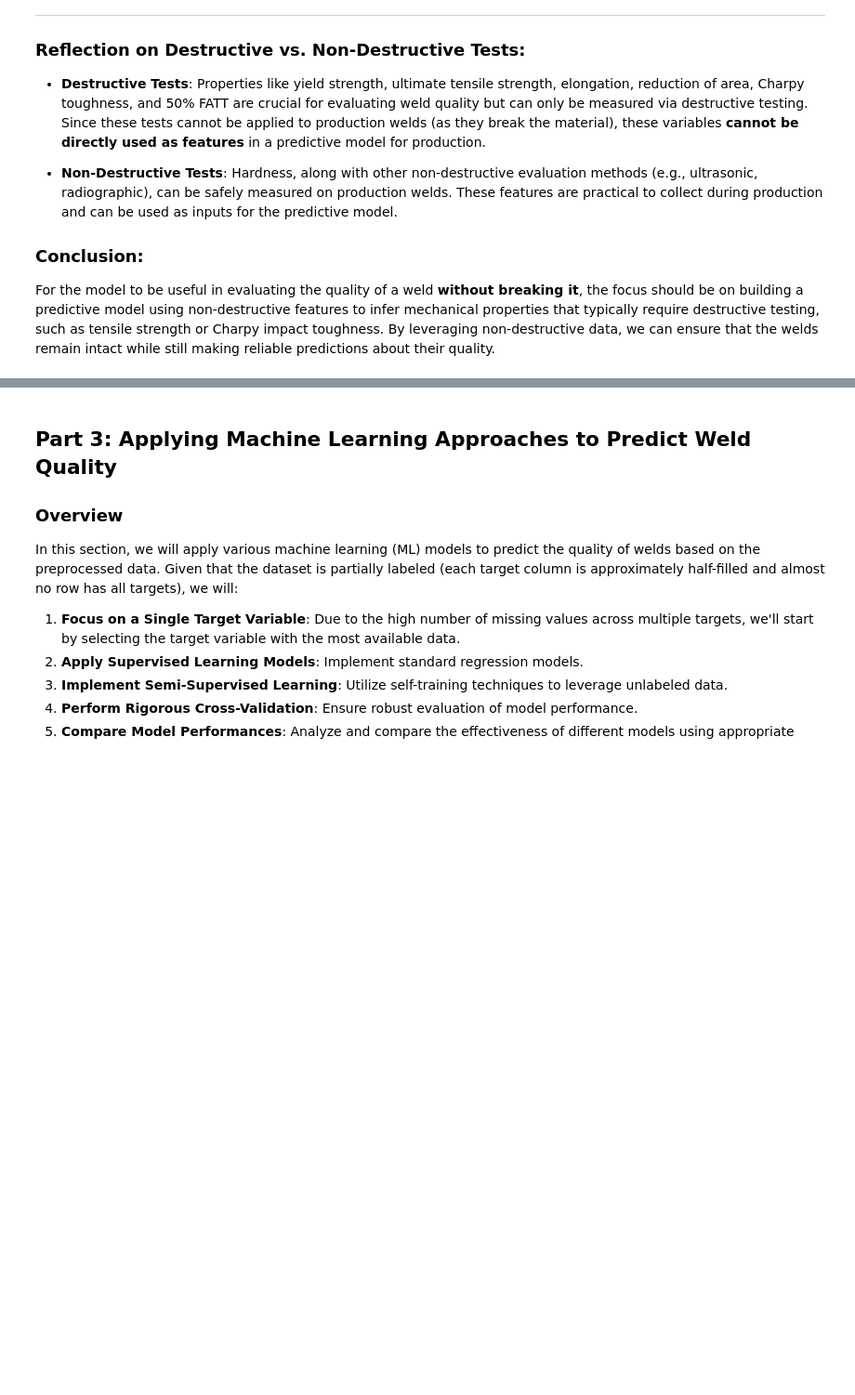
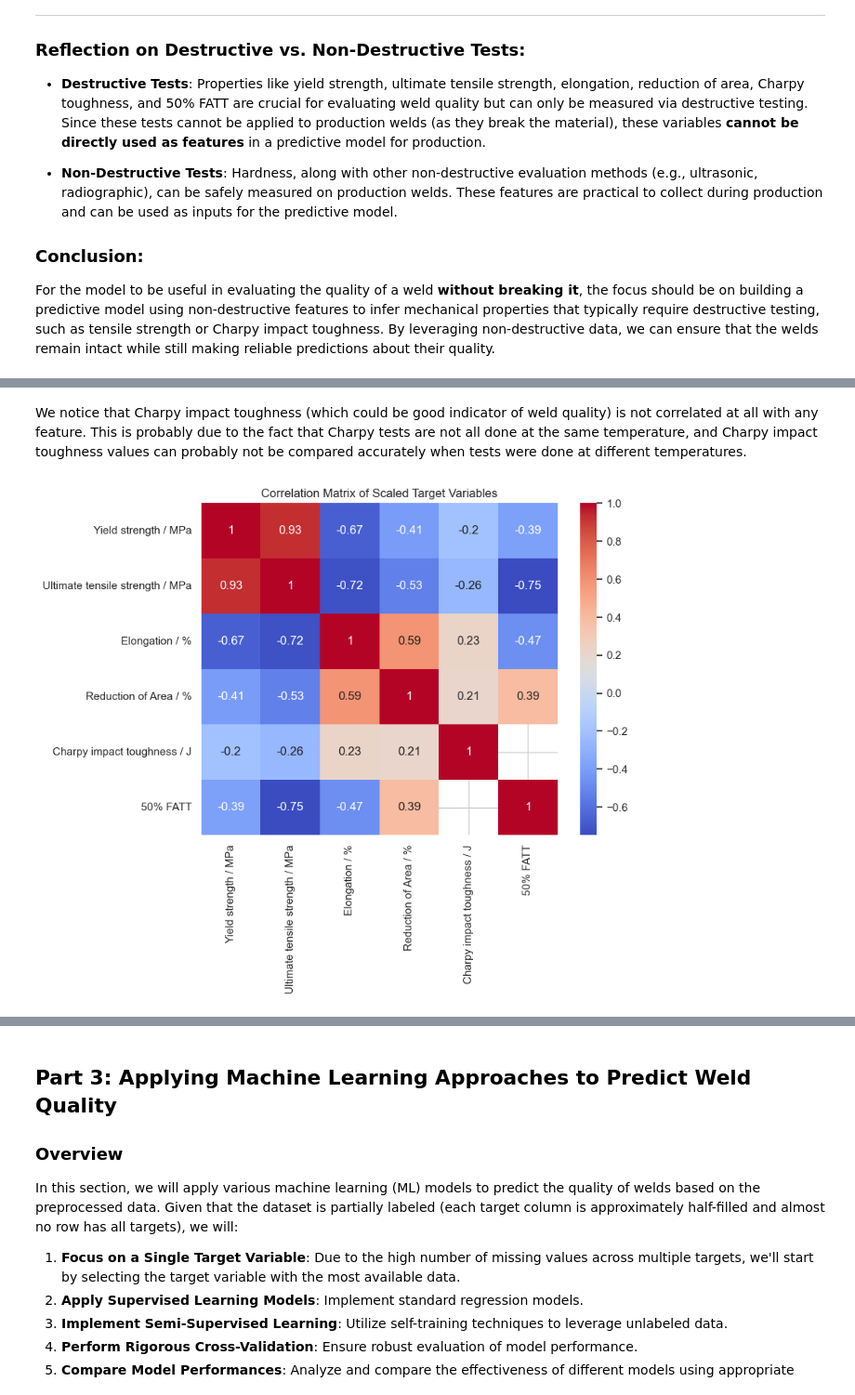
Before and after one commit to louisgthier/welding-quality-prediction, a Jupyter notebook: weld_quality_prediction.ipynb, the cells around one changed output, grey strips where cells are left out. Shown at 93% size. Drawn from its saved outputs; the diff is of its cells as text; code cells hidden in the pictures; blank space fills up the shorter version.

```diff
--- a/weld_quality_prediction.ipynb
+++ b/weld_quality_prediction.ipynb
@@ -331,3 +442,16 @@ plt.show()
+# %% [markdown]
+We notice that Charpy impact toughness (which could be good indicator of weld quality) is not correlated at all with any feature. This is probably due to the fact that Charpy tests are not all done at the same temperature, and Charpy impact toughness values can probably not be compared accurately when tests were done at different temperatures.
+# %%
+# Correlation of targets between each other
+corr_matrix_targets = Y_train_scaled[target_variables].corr()
+
+# Plot heatmap of the correlation matrix
+plt.figure(figsize=(8, 6))
+sns.heatmap(corr_matrix_targets, annot=True, cmap='coolwarm')
+plt.title('Correlation Matrix of Scaled Target Variables')
+plt.show()
+# %% [output]
+[figure, added]
 # %%
 # Count missing values per column
 missing_values = X_train_scaled.isnull().sum()
```
Also changed, not shown: parts of 21 cells of this notebook.
